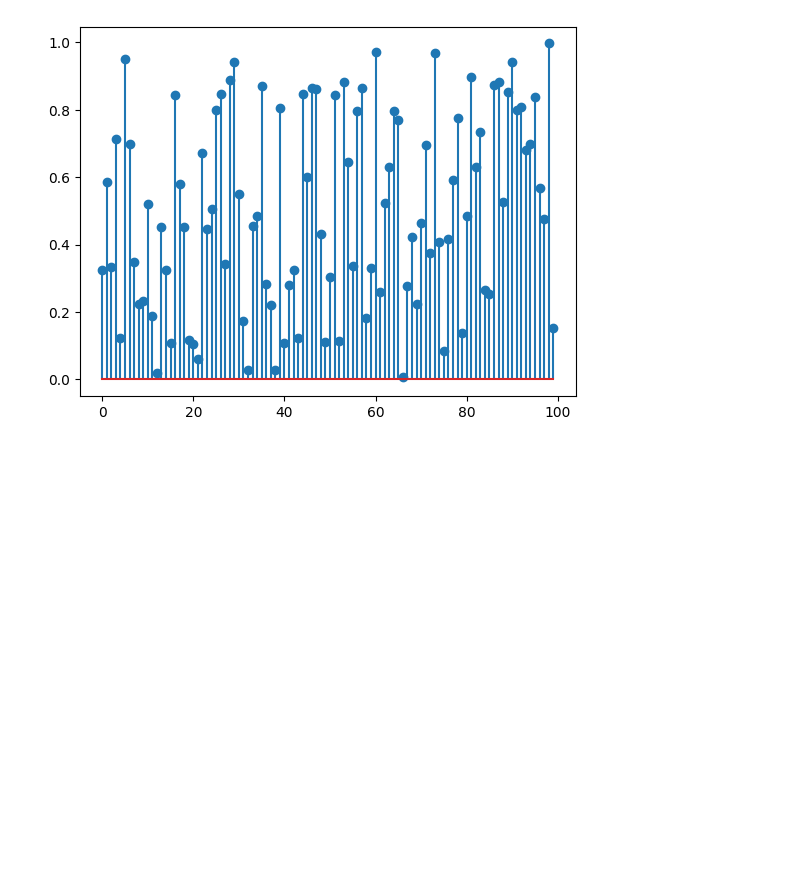
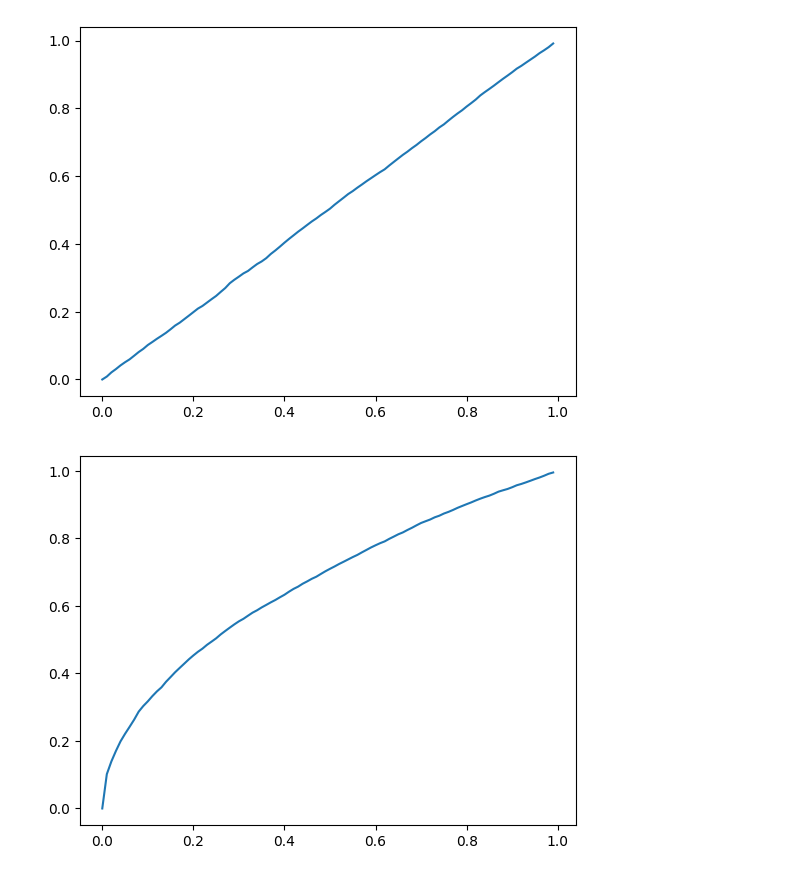
Before and after one commit to thomas6785/thomas6785.github.io, a Jupyter notebook: notes/Other/ASP_Tutorials/ASP_2.2.ipynb, the cells around one changed output. Cells and saved outputs as stored; diff of their text form; code cells hidden in the pictures; blank space fills up the shorter version.

```diff
--- a/notes/Other/ASP_Tutorials/ASP_2.2.ipynb
+++ b/notes/Other/ASP_Tutorials/ASP_2.2.ipynb
@@ -2,10 +2,29 @@
 import numpy as np
 from numpy import random as random
 import matplotlib.pyplot as plt
-
-nSamples = 100
-x = random.rand(nSamples) # Get random samples from a uniform distribution
-#plt.stem(x)
-#plt.show()
-# %% [output]
-[figure, removed]
+# %%
+nSamples = 10000
+x = random.rand(nSamples) # Get random samples from a uniform distribution
+#plt.stem(x)
+#plt.show()
+
+a = np.arange(0,1,0.01)
+CDF_x = np.zeros(a.size)
+for ia in range(a.size):
+    CDF_x[ia] = np.count_nonzero(x<=a[ia])/nSamples
+
+plt.plot(a,CDF_x)
+plt.show()
+
+y = x**2 # y is another random variable dependent on x
+
+CDF_y = np.zeros(a.size)
+for ia in range(a.size):
+    CDF_y[ia] = np.count_nonzero(y<=a[ia])/nSamples
+
+plt.plot(a,CDF_y)
+#plt.plot(a,np.sqrt(a))
+plt.show()
+# %% [output]
+[figure, added]
+[figure, added]
```
Also changed, not shown: parts of 6 cells of this notebook, 19 other files.
